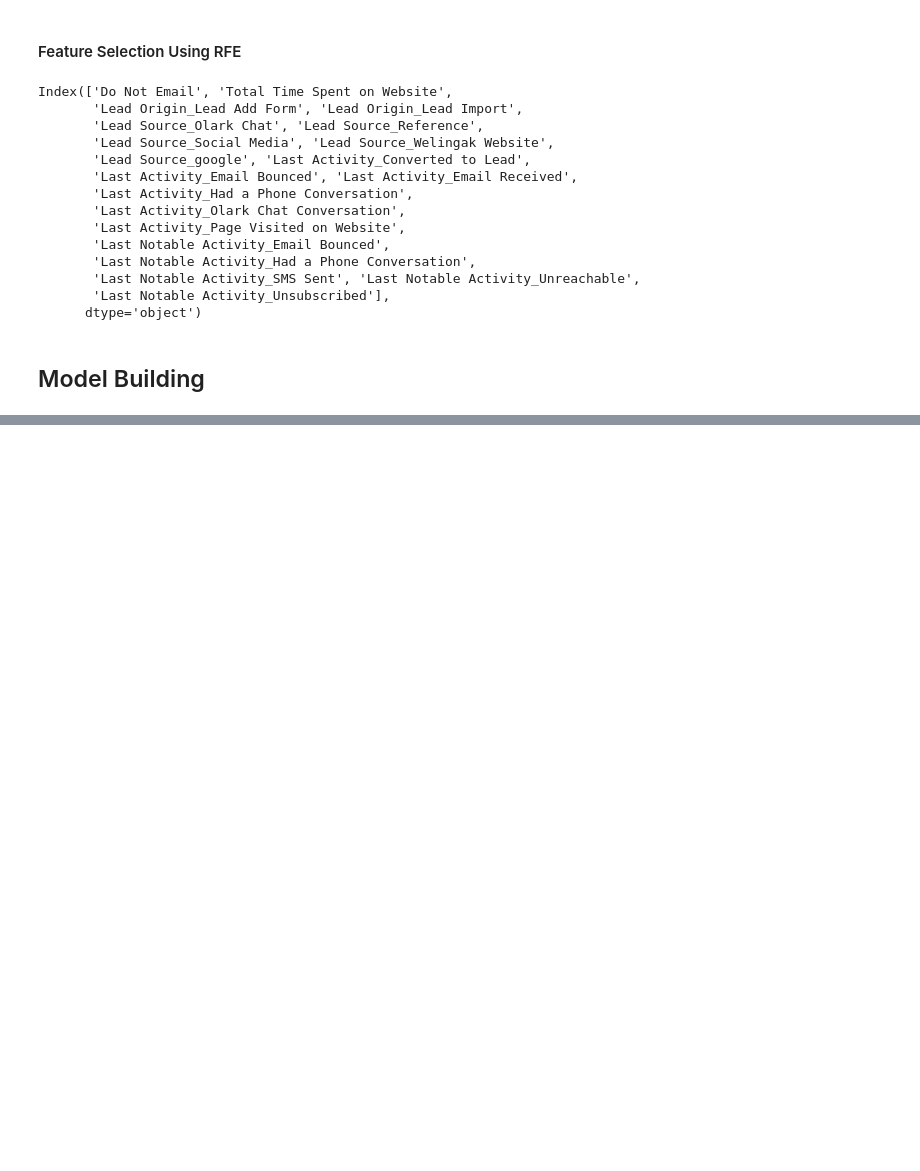
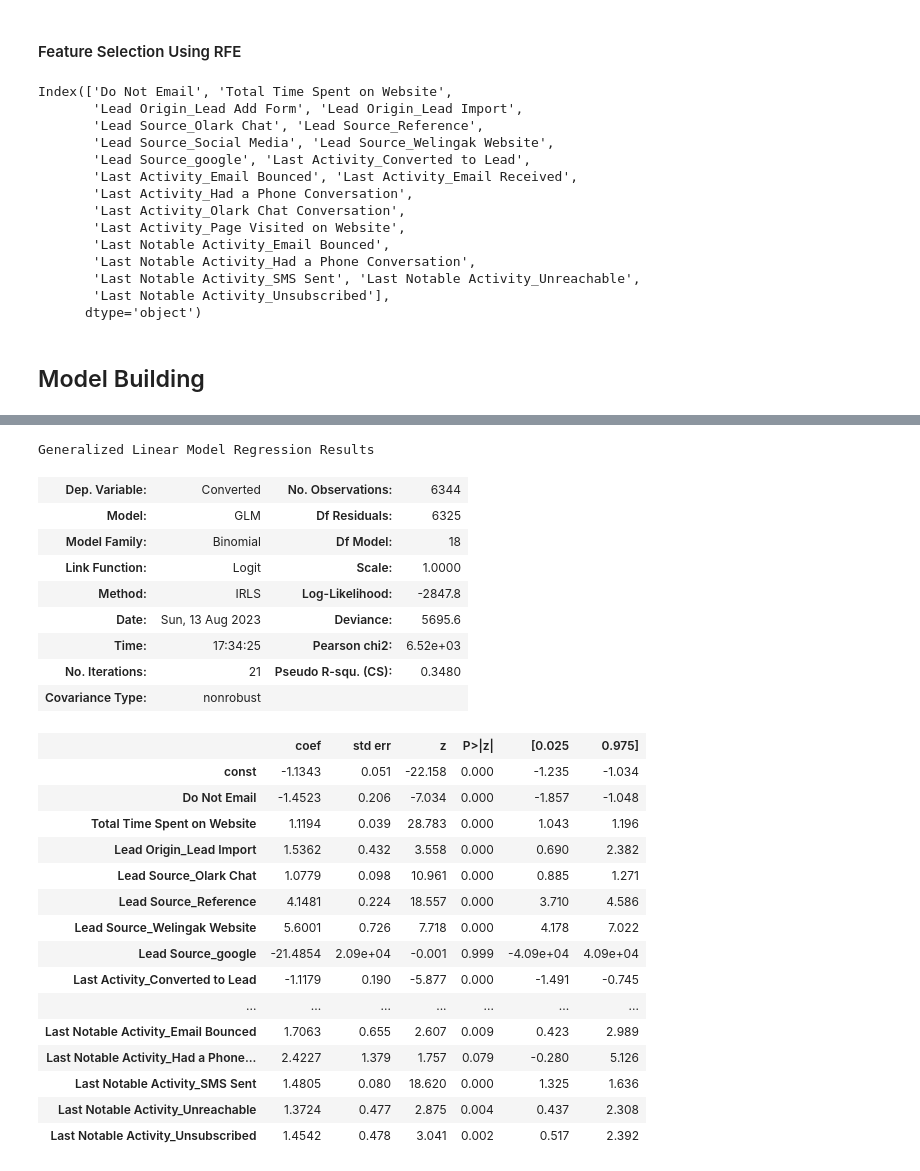
Before and after one commit to anujgupta0/Lead_Score_case_study, a Jupyter notebook: Lead_score_Case_study.ipynb, the cells around one changed output, grey strips where cells are left out. Cells and saved outputs as stored; diff of their text form; code cells hidden in the pictures; blank space fills up the shorter version.

```diff
--- a/Lead_score_Case_study.ipynb
+++ b/Lead_score_Case_study.ipynb
@@ -600,0 +701,36 @@ Index(['Do Not Email', 'Total Time Spent on Website',
+# %%
+# As P value and vif are higher so we are dropping the column
+col2= col1.drop("Lead Origin_Lead Add Form")
+# %%
+# Model 3
+X_train_sm = sm.add_constant(X_train[col2])
+logm3 = sm.GLM(y_train,X_train_sm, family = sm.families.Binomial())
+result = logm3.fit()
+result.summary()
+# %% [output]
+Generalized Linear Model Regression Results
+| Dep. Variable: | Converted | No. Observations: | 6344 |
+| Model: | GLM | Df Residuals: | 6325 |
+| Model Family: | Binomial | Df Model: | 18 |
+| Link Function: | Logit | Scale: | 1.0000 |
+| Method: | IRLS | Log-Likelihood: | -2847.8 |
+| Date: | Sun, 13 Aug 2023 | Deviance: | 5695.6 |
+| Time: | 17:34:25 | Pearson chi2: | 6.52e+03 |
+| No. Iterations: | 21 | Pseudo R-squ. (CS): | 0.3480 |
+| Covariance Type: | nonrobust |  |  |
+|  | coef | std err | z | P>|z| | [0.025 | 0.975] |
+| const | -1.1343 | 0.051 | -22.158 | 0.000 | -1.235 | -1.034 |
+| Do Not Email | -1.4523 | 0.206 | -7.034 | 0.000 | -1.857 | -1.048 |
+| Total Time Spent on Website | 1.1194 | 0.039 | 28.783 | 0.000 | 1.043 | 1.196 |
+| Lead Origin_Lead Import | 1.5362 | 0.432 | 3.558 | 0.000 | 0.690 | 2.382 |
+| Lead Source_Olark Chat | 1.0779 | 0.098 | 10.961 | 0.000 | 0.885 | 1.271 |
+| Lead Source_Reference | 4.1481 | 0.224 | 18.557 | 0.000 | 3.710 | 4.586 |
+| Lead Source_Welingak Website | 5.6001 | 0.726 | 7.718 | 0.000 | 4.178 | 7.022 |
+| Lead Source_google | -21.4854 | 2.09e+04 | -0.001 | 0.999 | -4.09e+04 | 4.09e+04 |
+| Last Activity_Converted to Lead | -1.1179 | 0.190 | -5.877 | 0.000 | -1.491 | -0.745 |
+| ... | ... | ... | ... | ... | ... | ... |
+| Last Notable Activity_Email Bounced | 1.7063 | 0.655 | 2.607 | 0.009 | 0.423 | 2.989 |
+| Last Notable Activity_Had a Phone... | 2.4227 | 1.379 | 1.757 | 0.079 | -0.280 | 5.126 |
+| Last Notable Activity_SMS Sent | 1.4805 | 0.080 | 18.620 | 0.000 | 1.325 | 1.636 |
+| Last Notable Activity_Unreachable | 1.3724 | 0.477 | 2.875 | 0.004 | 0.437 | 2.308 |
+| Last Notable Activity_Unsubscribed | 1.4542 | 0.478 | 3.041 | 0.002 | 0.517 | 2.392 |
```
Also changed, not shown: parts of 17 cells of this notebook.
